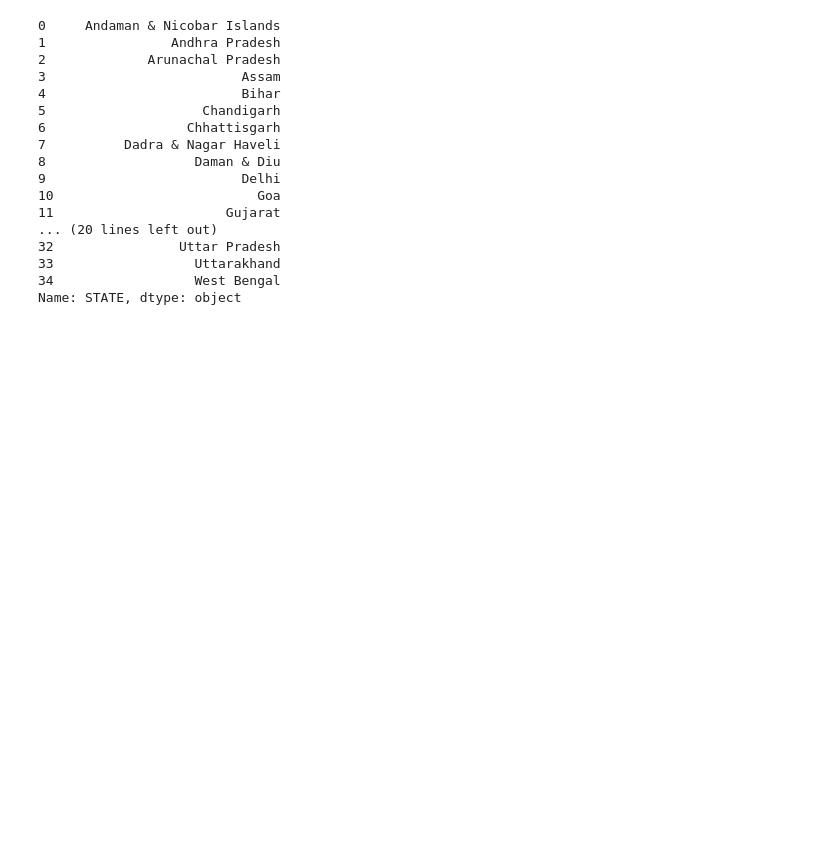
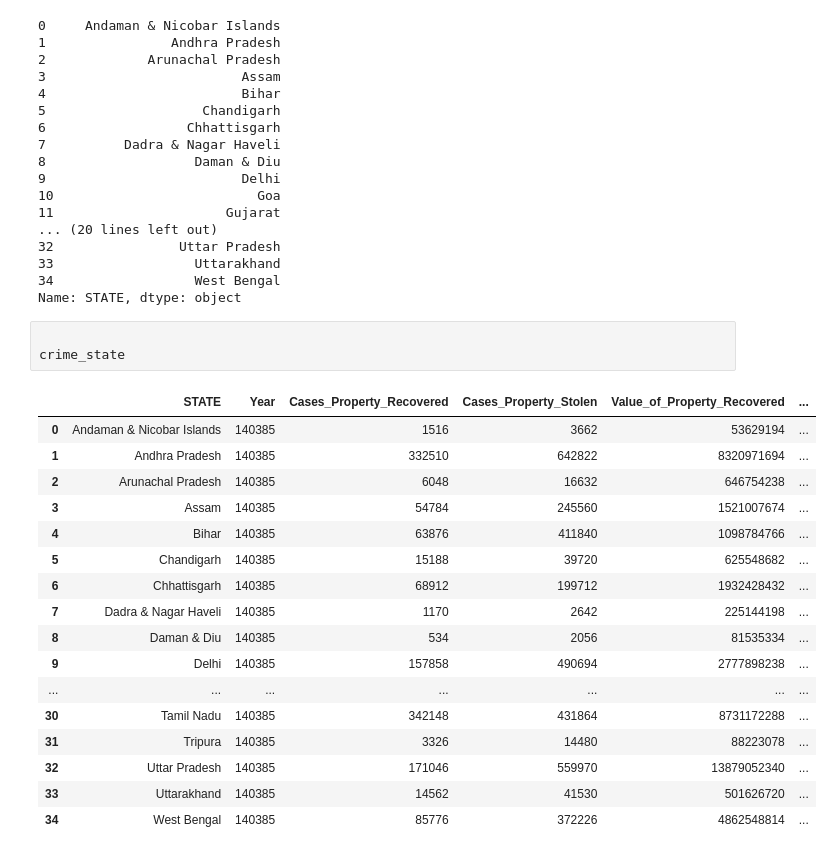
Before and after one commit to sjshrey321/MSME-Project, a Jupyter notebook: Microfinance.ipynb, the cells around one changed output. Cells and saved outputs as stored; diff of their text form; blank space fills up the shorter version.

```diff
--- a/Microfinance.ipynb
+++ b/Microfinance.ipynb
@@ -193,3 +193,24 @@ crime_state['STATE']
 33                  Uttarakhand
 34                  West Bengal
 Name: STATE, dtype: object
+# %%
+
+crime_state
+# %% [output]
+|  | STATE | Year | Cases_Property_Recovered | Cases_Property_Stolen | Value_of_Property_Recovered | ... |
+| 0 | Andaman & Nicobar Islands | 140385 | 1516 | 3662 | 53629194 | ... |
+| 1 | Andhra Pradesh | 140385 | 332510 | 642822 | 8320971694 | ... |
+| 2 | Arunachal Pradesh | 140385 | 6048 | 16632 | 646754238 | ... |
+| 3 | Assam | 140385 | 54784 | 245560 | 1521007674 | ... |
+| 4 | Bihar | 140385 | 63876 | 411840 | 1098784766 | ... |
+| 5 | Chandigarh | 140385 | 15188 | 39720 | 625548682 | ... |
+| 6 | Chhattisgarh | 140385 | 68912 | 199712 | 1932428432 | ... |
+| 7 | Dadra & Nagar Haveli | 140385 | 1170 | 2642 | 225144198 | ... |
+| 8 | Daman & Diu | 140385 | 534 | 2056 | 81535334 | ... |
+| 9 | Delhi | 140385 | 157858 | 490694 | 2777898238 | ... |
+| ... | ... | ... | ... | ... | ... | ... |
+| 30 | Tamil Nadu | 140385 | 342148 | 431864 | 8731172288 | ... |
+| 31 | Tripura | 140385 | 3326 | 14480 | 88223078 | ... |
+| 32 | Uttar Pradesh | 140385 | 171046 | 559970 | 13879052340 | ... |
+| 33 | Uttarakhand | 140385 | 14562 | 41530 | 501626720 | ... |
+| 34 | West Bengal | 140385 | 85776 | 372226 | 4862548814 | ... |
```
Also changed, not shown: parts of 22 cells of this notebook.
